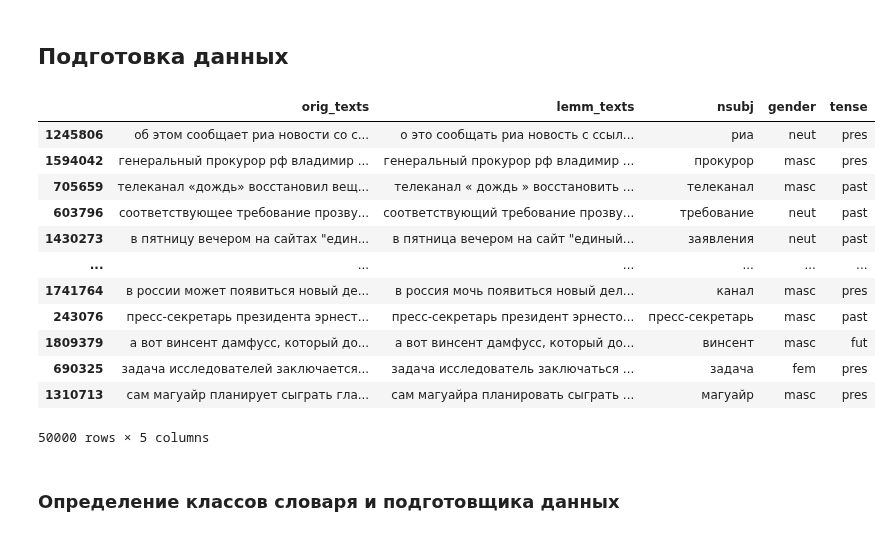
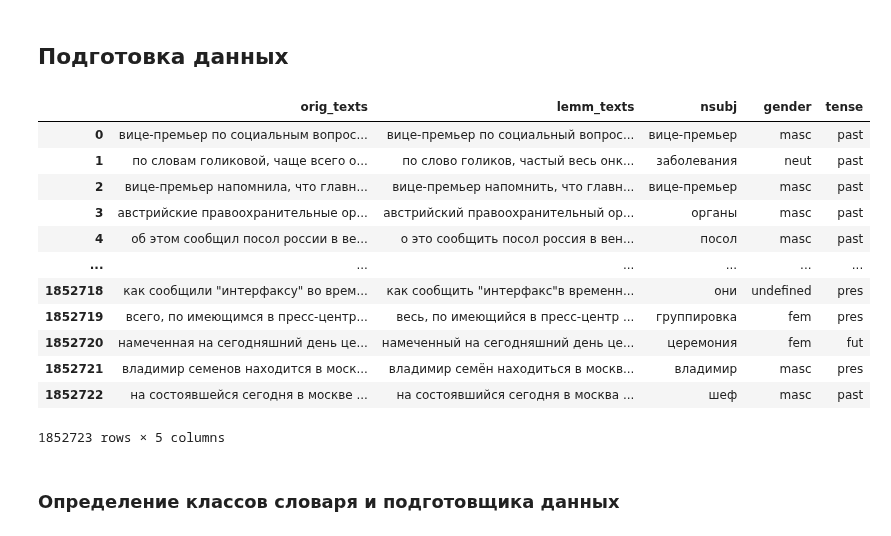
Before and after one commit to Klemma/ML_Project, a Jupyter notebook: seq2seq_transformer.ipynb, the cells around one changed output. Saved outputs shown, nothing was run; the diff lists cells and outputs as text; code cells hidden in the pictures.

```diff
--- a/seq2seq_transformer.ipynb
+++ b/seq2seq_transformer.ipynb
@@ -29,22 +29,22 @@ RANDOM_STATE = 1
 # %%
 df = pd.read_csv('./data/lenta/dataset.csv')
 # %%
-df = df.sample(n=50000, random_state=RANDOM_STATE)
+# df = df.sample(n=50000, random_state=RANDOM_STATE)
 df
 # %% [output]
 |  | orig_texts | lemm_texts | nsubj | gender | tense |
-| 1245806 | об этом сообщает риа новости со с... | о это сообщать риа новость с ссыл... | риа | neut | pres |
-| 1594042 | генеральный прокурор рф владимир ... | генеральный прокурор рф владимир ... | прокурор | masc | pres |
-| 705659 | телеканал «дождь» восстановил вещ... | телеканал « дождь » восстановить ... | телеканал | masc | past |
-| 603796 | соответствующее требование прозву... | соответствующий требование прозву... | требование | neut | past |
-| 1430273 | в пятницу вечером на сайтах "един... | в пятница вечером на сайт "единый... | заявления | neut | past |
+| 0 | вице-премьер по социальным вопрос... | вице-премьер по социальный вопрос... | вице-премьер | masc | past |
+| 1 | по словам голиковой, чаще всего о... | по слово голиков, частый весь онк... | заболевания | neut | past |
+| 2 | вице-премьер напомнила, что главн... | вице-премьер напомнить, что главн... | вице-премьер | masc | past |
+| 3 | австрийские правоохранительные ор... | австрийский правоохранительный ор... | органы | masc | past |
+| 4 | об этом сообщил посол россии в ве... | о это сообщить посол россия в вен... | посол | masc | past |
 | ... | ... | ... | ... | ... | ... |
-| 1741764 | в россии может появиться новый де... | в россия мочь появиться новый дел... | канал | masc | pres |
-| 243076 | пресс-секретарь президента эрнест... | пресс-секретарь президент эрнесто... | пресс-секретарь | masc | past |
-| 1809379 | а вот винсент дамфусс, который до... | а вот винсент дамфусс, который до... | винсент | masc | fut |
-| 690325 | задача исследователей заключается... | задача исследователь заключаться ... | задача | fem | pres |
-| 1310713 | сам магуайр планирует сыграть гла... | сам магуайра планировать сыграть ... | магуайр | masc | pres |
+| 1852718 | как сообщили "интерфаксу" во врем... | как сообщить "интерфакс"в временн... | они | undefined | pres |
+| 1852719 | всего, по имеющимся в пресс-центр... | весь, по имеющийся в пресс-центр ... | группировка | fem | pres |
+| 1852720 | намеченная на сегодняшний день це... | намеченный на сегодняшний день це... | церемония | fem | fut |
+| 1852721 | владимир семенов находится в моск... | владимир семён находиться в москв... | владимир | masc | pres |
+| 1852722 | на состоявшейся сегодня в москве ... | на состоявшийся сегодня в москва ... | шеф | masc | past |
-50000 rows × 5 columns
+1852723 rows × 5 columns
 # %% [markdown]
 ### Определение классов словаря и подготовщика данных
 # %%
```
Also changed, not shown: parts of 38 cells of this notebook.
